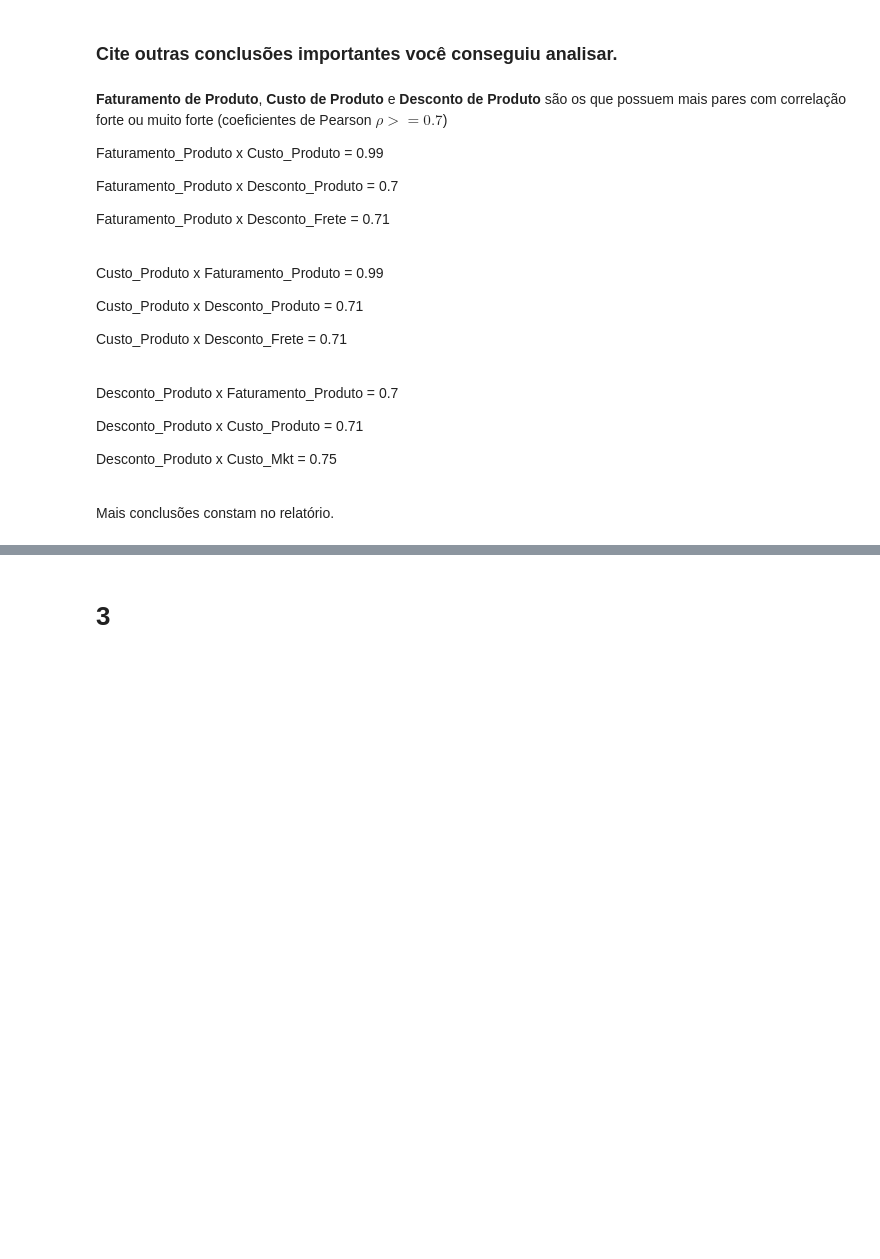
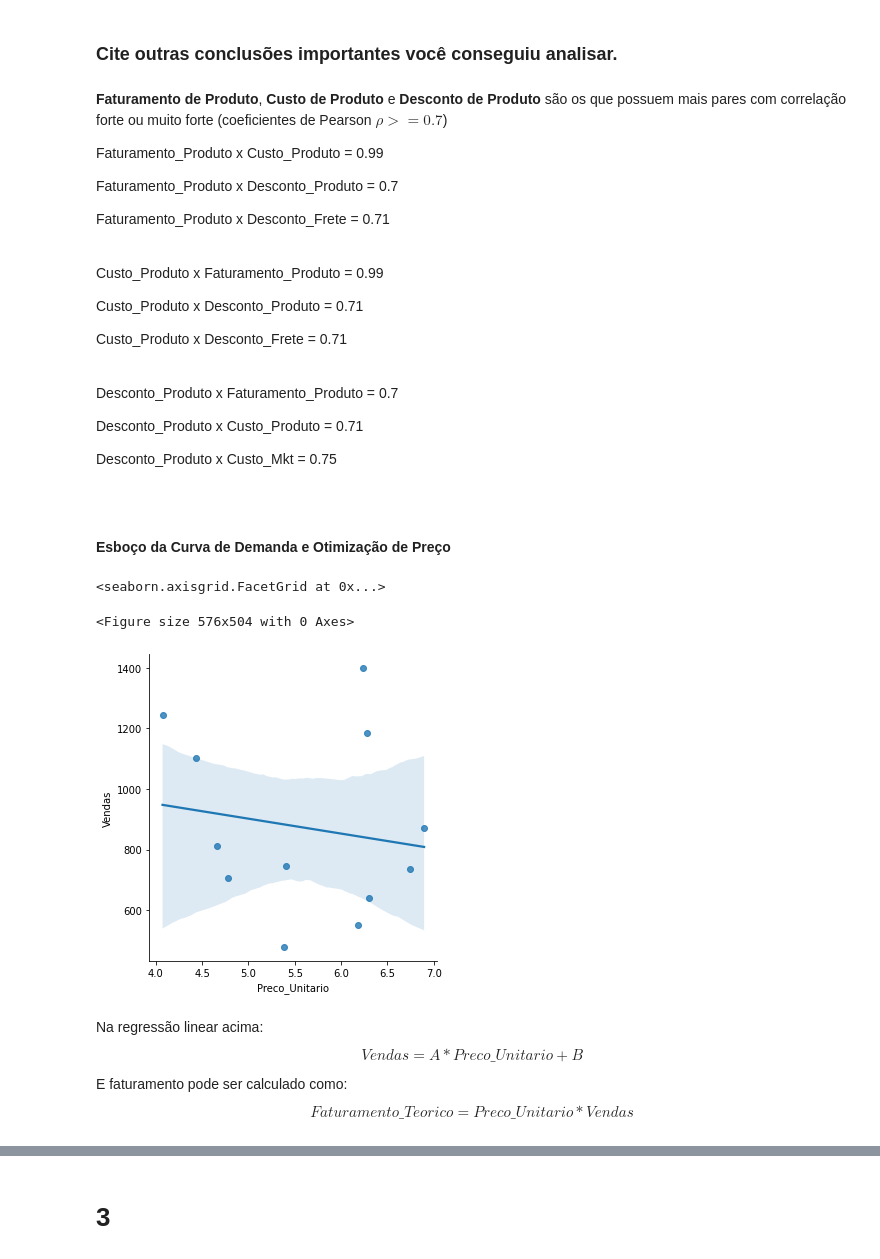
Before and after one commit to thr0wn/americanas_desafio-tecnico, a Jupyter notebook: desafio-notebook.ipynb, the cells around one changed output, grey strips where cells are left out. Drawn from its saved outputs; the diff is of its cells as text; code cells hidden in the pictures; blank space fills up the shorter version.

Commit message:
Item 3

```diff
--- a/desafio-notebook.ipynb
+++ b/desafio-notebook.ipynb
@@ -342,5 +331,21 @@ Desconto_Produto x Custo_Produto = 0.71
 
 Desconto_Produto x Custo_Mkt = 0.75
 <br><br>
-
-Mais conclusões constam no relatório.
+# %% [markdown]
+#### Esboço da Curva de Demanda e Otimização de Preço
+# %%
+df['Custo_Unitario'] = df['Custo_Produto']/df['Vendas']
+df['Preco_Unitario'] = df['Faturamento_Produto']/df['Vendas']
+plt.figure(figsize=(8,7))
+df_item_1 = df.loc[lambda d: (d['Item'] == 1) & (d['Departamento'] == 'Bolas de Gude'), :]
+sns.lmplot(x = "Preco_Unitario", y = "Vendas", data = df_item_1)
+# %% [output]
+<seaborn.axisgrid.FacetGrid at 0x...>
+<Figure size 576x504 with 0 Axes>
+[figure, added]
+# %% [markdown]
+Na regressão linear acima:
+$$Vendas = A * Preco\_Unitario + B$$
+
+E faturamento pode ser calculado como:
+$$Faturamento\_Teorico = Preco\_Unitario*Vendas$$
```
Also changed, not shown: parts of 45 cells of this notebook, 11 other files.
